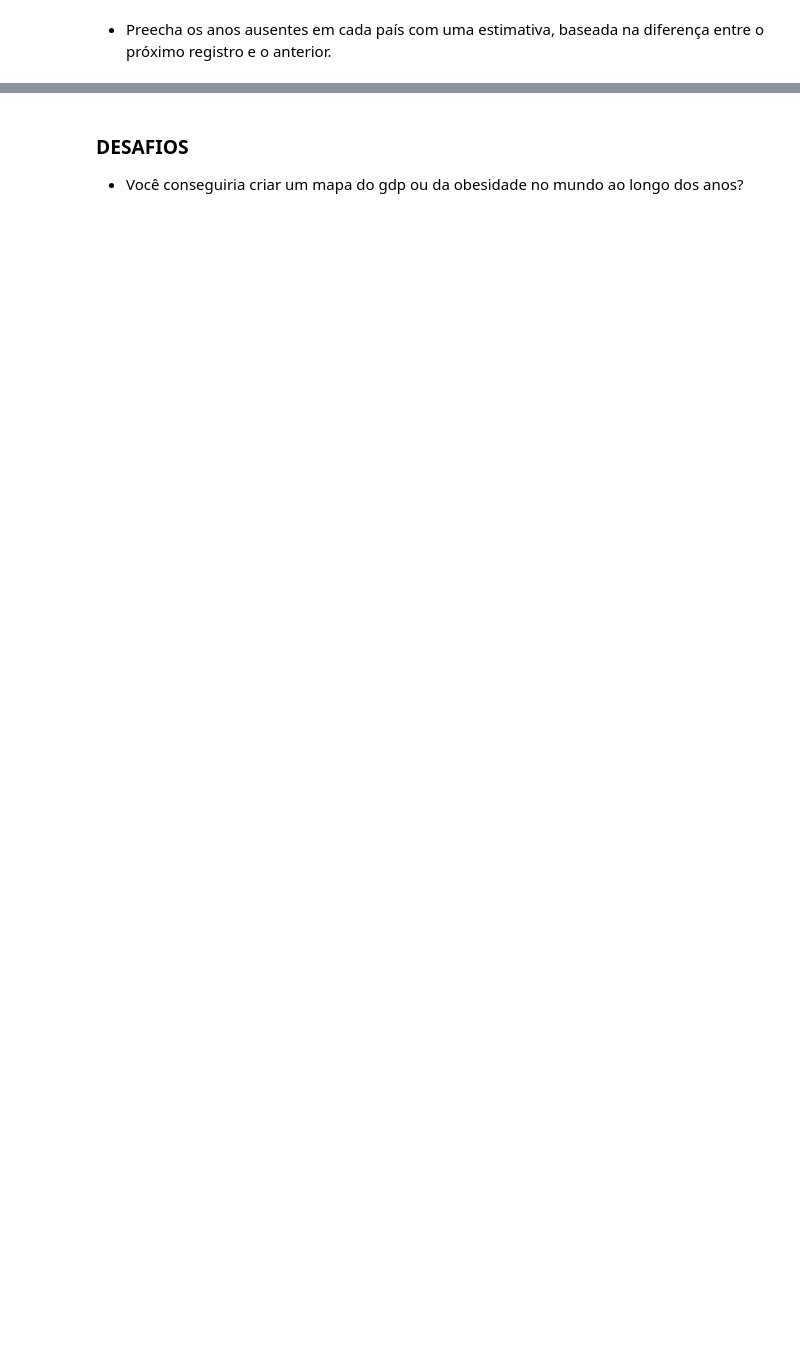
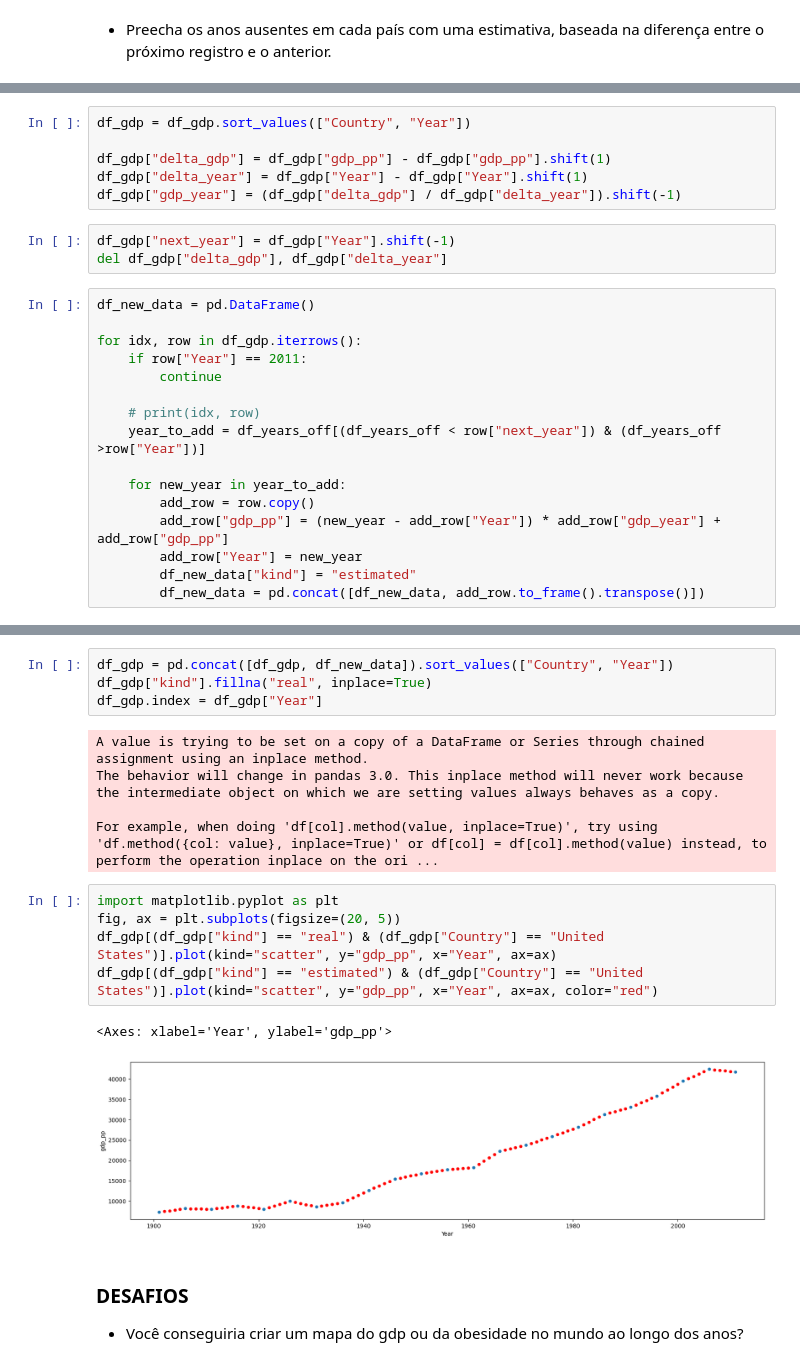
Before and after one commit to PatrickEricksson/Python-Course, a Jupyter notebook: AsimovAcademy/Analisando Dados com Pandas & SQL/Projetos/analise-de-obesidade-e-pib-per-capita/projeto-analise-de-dados.ipynb, the cells around one changed output, grey strips where cells are left out. Drawn from its saved outputs; the diff is of its cells as text; blank space fills up the shorter version.

```diff
--- a/AsimovAcademy/Analisando Dados com Pandas & SQL/Projetos/analise-de-obesidade-e-pib-per-capita/projeto-analise-de-dados.ipynb
+++ b/AsimovAcademy/Analisando Dados com Pandas & SQL/Projetos/analise-de-obesidade-e-pib-per-capita/projeto-analise-de-dados.ipynb
@@ -309,0 +458,25 @@ df_gdp = pd.read_csv("Datasets/GDP.csv", decimal=".")
+# %%
+df_gdp = df_gdp.sort_values(["Country", "Year"])
+
+df_gdp["delta_gdp"] = df_gdp["gdp_pp"] - df_gdp["gdp_pp"].shift(1)
+df_gdp["delta_year"] = df_gdp["Year"] - df_gdp["Year"].shift(1)
+df_gdp["gdp_year"] = (df_gdp["delta_gdp"] / df_gdp["delta_year"]).shift(-1)
+# %%
+df_gdp["next_year"] = df_gdp["Year"].shift(-1)
+del df_gdp["delta_gdp"], df_gdp["delta_year"]
+# %%
+df_new_data = pd.DataFrame()
+
+for idx, row in df_gdp.iterrows():
+    if row["Year"] == 2011:
+        continue
+
+    # print(idx, row)
+    year_to_add = df_years_off[(df_years_off < row["next_year"]) & (df_years_off >row["Year"])]
+
+    for new_year in year_to_add:
+        add_row = row.copy()
+        add_row["gdp_pp"] = (new_year - add_row["Year"]) * add_row["gdp_year"] + add_row["gdp_pp"]
+        add_row["Year"] = new_year
+        df_new_data["kind"] = "estimated"
+        df_new_data = pd.concat([df_new_data, add_row.to_frame().transpose()])
@@ -310,3 +498,20 @@ df_gdp = pd.read_csv("Datasets/GDP.csv", decimal=".")
+# %%
+df_gdp = pd.concat([df_gdp, df_new_data]).sort_values(["Country", "Year"])
+df_gdp["kind"].fillna("real", inplace=True)
+df_gdp.index = df_gdp["Year"]
+# %% [output]
+A value is trying to be set on a copy of a DataFrame or Series through chained assignment using an inplace method.
+The behavior will change in pandas 3.0. This inplace method will never work because the intermediate object on which we are setting values always behaves as a copy.
+
+For example, when doing 'df[col].method(value, inplace=True)', try using 'df.method({col: value}, inplace=True)' or df[col] = df[col].method(value) instead, to perform the operation inplace on the ori ...
+# %%
+import matplotlib.pyplot as plt
+fig, ax = plt.subplots(figsize=(20, 5))
+df_gdp[(df_gdp["kind"] == "real") & (df_gdp["Country"] == "United States")].plot(kind="scatter", y="gdp_pp", x="Year", ax=ax)
+df_gdp[(df_gdp["kind"] == "estimated") & (df_gdp["Country"] == "United States")].plot(kind="scatter", y="gdp_pp", x="Year", ax=ax, color="red")
+# %% [output]
+<Axes: xlabel='Year', ylabel='gdp_pp'>
+[figure, added]
 # %% [markdown]
 ### DESAFIOS
 - Você conseguiria criar um mapa do gdp ou da obesidade no mundo ao longo dos anos?
```
Also changed, not shown: parts of 34 cells of this notebook, 17 other files.
